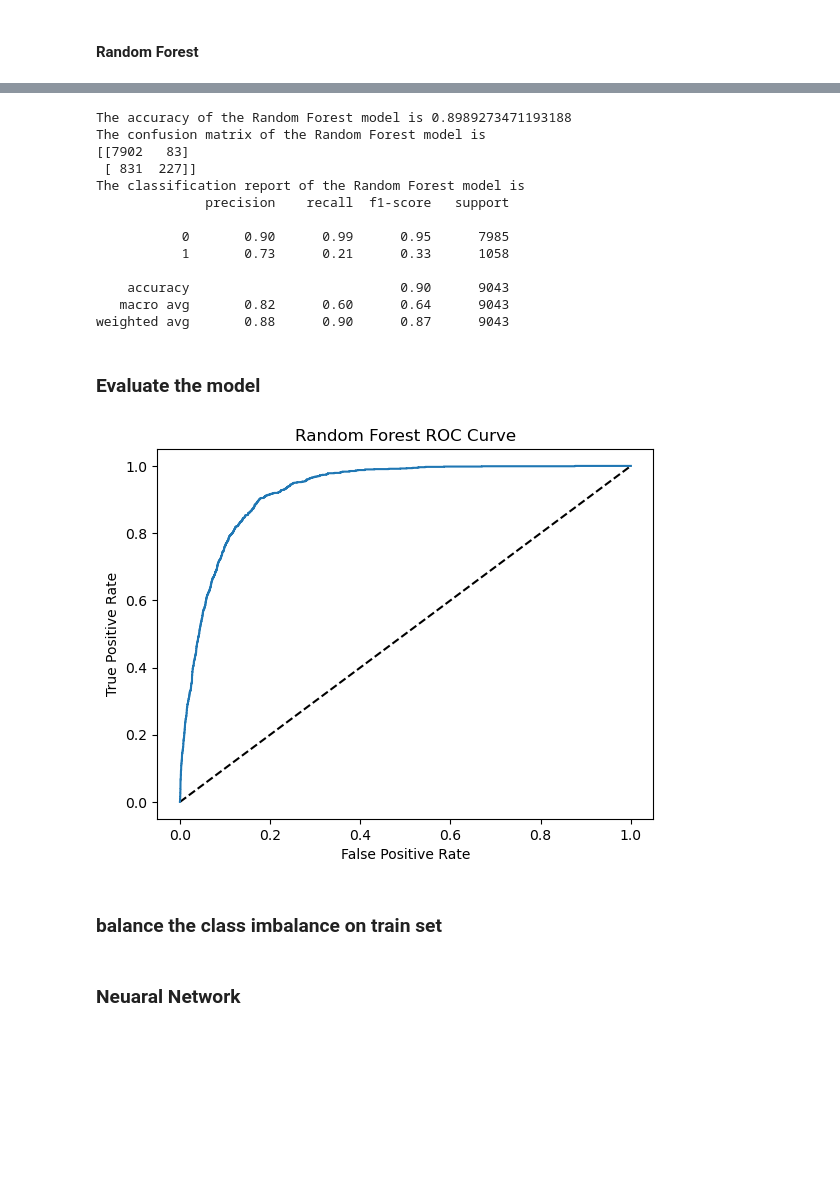
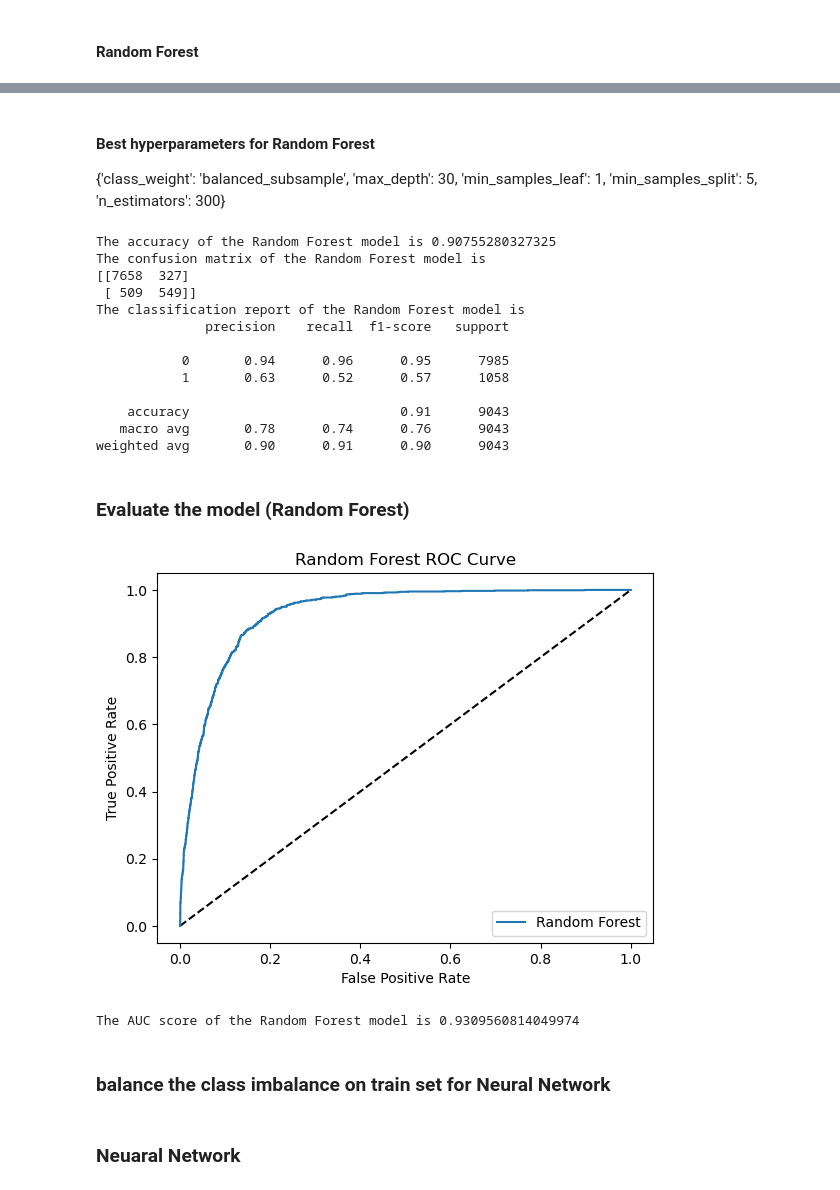
Before and after one commit to ChirathSetunge/Predicting_Term_Deposit_Subscription, a Jupyter notebook: notebooks/Predict Term Deposit Subscription.ipynb, the cells around one changed output, grey strips where cells are left out. Drawn from its saved outputs; the diff is of its cells as text; code cells hidden in the pictures; blank space fills up the shorter version.

```diff
--- a/notebooks/Predict Term Deposit Subscription.ipynb
+++ b/notebooks/Predict Term Deposit Subscription.ipynb
@@ -363,52 +428,59 @@ The shape of the test dataset is (9043, 40)
+# %% [markdown]
+#### Best hyperparameters for Random Forest
+{'class_weight': 'balanced_subsample', 'max_depth': 30, 'min_samples_leaf': 1, 'min_samples_split': 5, 'n_estimators': 300}
 # %%
 # build the Raaandom Forest model
-
 from sklearn.ensemble import RandomForestClassifier
 from sklearn.metrics import accuracy_score, confusion_matrix, classification_report
 
-RandomFroestModel = RandomForestClassifier(random_state=42, n_estimators=100, max_depth=10)
+RandomFroestModel = RandomForestClassifier(random_state=42, n_estimators=300, max_depth=30, class_weight='balanced_subsample', min_samples_split=5)
 RandomFroestModel.fit(X_train, y_train)
 
-y_pred = RandomFroestModel.predict(X_test)
+y_predRF = RandomFroestModel.predict(X_test)
 
-print("The accuracy of the Random Forest model is", accuracy_score(y_test, y_pred))
+print("The accuracy of the Random Forest model is", accuracy_score(y_test, y_predRF))
 print("The confusion matrix of the Random Forest model is")
-print(confusion_matrix(y_test, y_pred))
+print(confusion_matrix(y_test, y_predRF))
 print("The classification report of the Random Forest model is")
-print(classification_report(y_test, y_pred))
+print(classification_report(y_test, y_predRF))
 # %% [output]
-The accuracy of the Random Forest model is 0.8989273471193188
+The accuracy of the Random Forest model is 0.90755280327325
 The confusion matrix of the Random Forest model is
-[[7902   83]
- [ 831  227]]
+[[7658  327]
+ [ 509  549]]
 The classification report of the Random Forest model is
               precision    recall  f1-score   support
 
-           0       0.90      0.99      0.95      7985
-           1       0.73      0.21      0.33      1058
+           0       0.94      0.96      0.95      7985
+           1       0.63      0.52      0.57      1058
 
-    accuracy                           0.90      9043
-   macro avg       0.82      0.60      0.64      9043
-weighted avg       0.88      0.90      0.87      9043
+    accuracy                           0.91      9043
+   macro avg       0.78      0.74      0.76      9043
+weighted avg       0.90      0.91      0.90      9043
 # %% [markdown]
-### Evaluate the model
+### Evaluate the model (Random Forest)
 # %%
-# Evaluate the model using ROC curve
+# Evaluate the random forest model using ROC curve
 from sklearn.metrics import roc_curve, roc_auc_score
 
-y_pred_prob = RandomFroestModel.predict_proba(X_test)[:, 1]
-fpr, tpr, thresholds = roc_curve(y_test, y_pred_prob)
+y_pred_probRF = RandomFroestModel.predict_proba(X_test)[:, 1]
+fpr, tpr, thresholds = roc_curve(y_test, y_pred_probRF)
 
 plt.plot([0, 1], [0, 1], 'k--')
 plt.plot(fpr, tpr, label='Random Forest')
 plt.xlabel('False Positive Rate')
 plt.ylabel('True Positive Rate')
 plt.title('Random Forest ROC Curve')
+plt.legend()
 plt.show()
+
+# calculate the AUC score
+print("The AUC score of the Random Forest model is", roc_auc_score(y_test, y_pred_probRF))
 # %% [output]
-[figure, old version]
+[figure, new version]
+The AUC score of the Random Forest model is 0.9309560814049974
 # %% [markdown]
-### balance the class imbalance on train set
+### balance the class imbalance on train set for Neural Network
 # %%
 # balance the dataset using the SMOTE technique
 from imblearn.over_sampling import SMOTE
```
Also changed, not shown: parts of 17 cells of this notebook.
